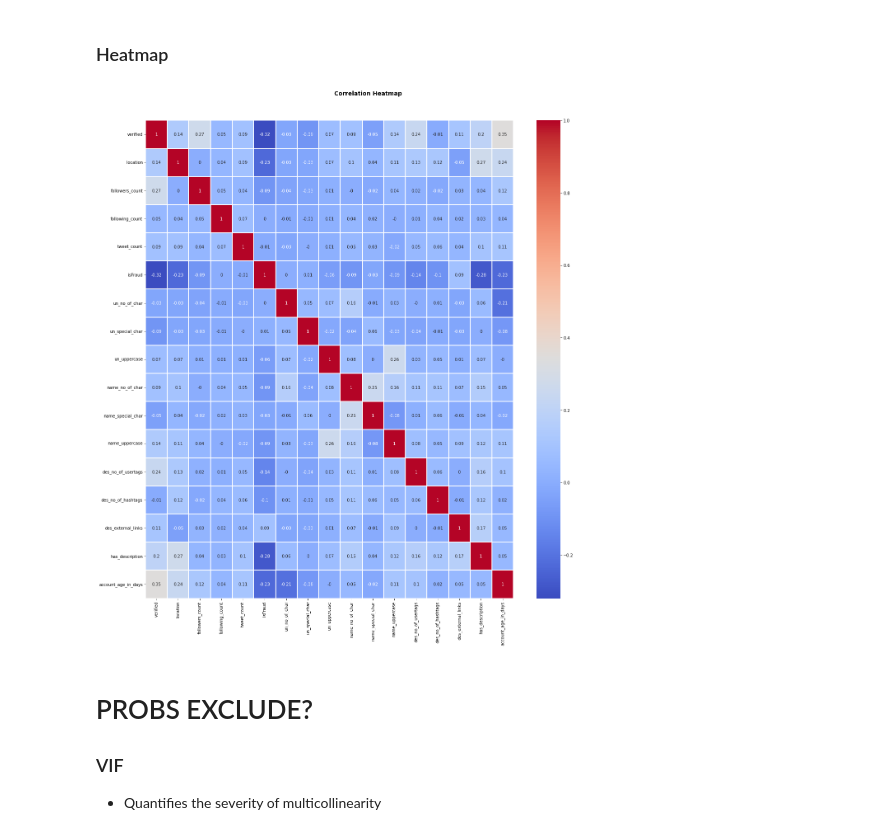
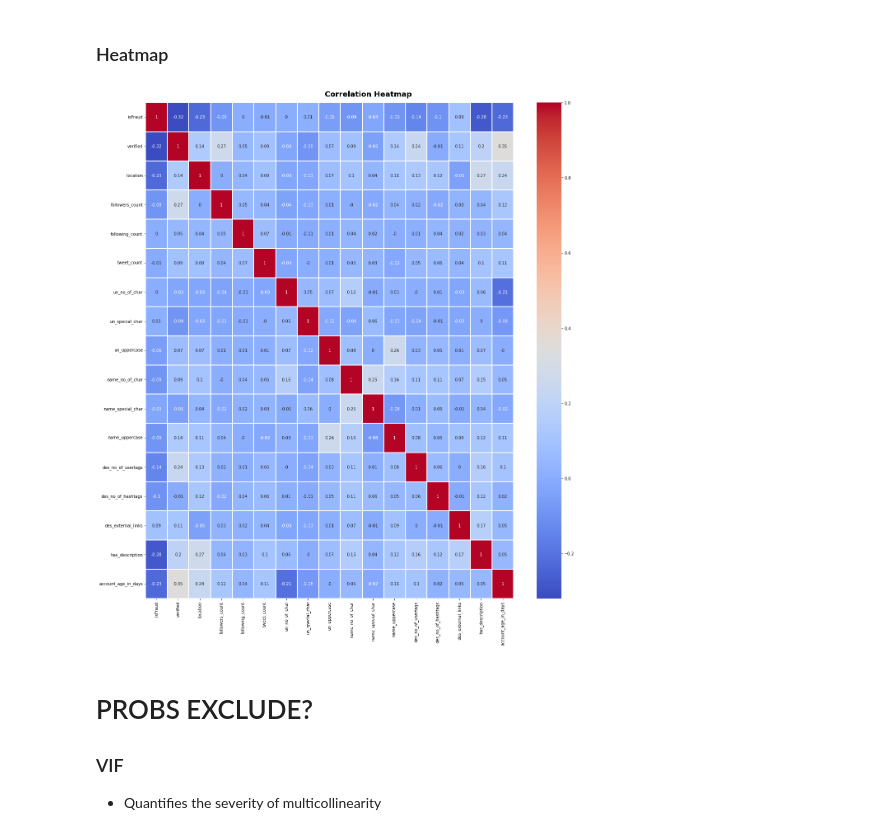
Before and after one commit to ShyamalSankar/BT4012, a Jupyter notebook: ETL + EDA (Features).ipynb, the cells around one changed output. Saved outputs shown, nothing was run; the diff lists cells and outputs as text; code cells hidden in the pictures.

```diff
--- a/ETL + EDA (Features).ipynb
+++ b/ETL + EDA (Features).ipynb
@@ -276,18 +276,25 @@ data_labels: dict = get_labels_colors_from_pandas_column(
     df=new_df_tweets, column=grouped, palette=palette)
 # %% [markdown]
 ### Heatmap
+# %%
+heatmap_tweets = new_df_tweets[['isFraud', 'verified', 'location', 'followers_count',
+                                'following_count', 'tweet_count', 'account_type',
+                                'un_no_of_char', 'un_special_char', 'un_uppercase',
+                                'name_no_of_char', 'name_special_char', 'name_uppercase',
+                                'des_no_of_usertags', 'des_no_of_hashtags', 'des_external_links',
+                                'has_description', 'account_age_in_days']]
 # %%
 fig, axs = plt.subplots(1,1, figsize=(20,20))
-hm = sns.heatmap(round(new_df_tweets.corr(),2),
+hm = sns.heatmap(round(heatmap_tweets.corr(),2),
                  ax=axs,           # Axes in which to draw the plot, otherwise use the currently-active Axes.
                  cmap="coolwarm", # Color Map.
                  #square=True,    # If True, set the Axes aspect to “equal” so each cell will be square-shaped.
                  annot=True,
                  linewidths=.05)
-fig.subplots_adjust(top=0.93)
-t = fig.suptitle('Correlation Heatmap', fontsize=14, fontweight='bold')
+fig.subplots_adjust(top=0.96)
+t = fig.suptitle('Correlation Heatmap', fontsize=18, fontweight='bold')
 # %% [output]
-[figure, old version]
+[figure, new version]
 # %% [markdown]
 # PROBS EXCLUDE?
 ### VIF
```
